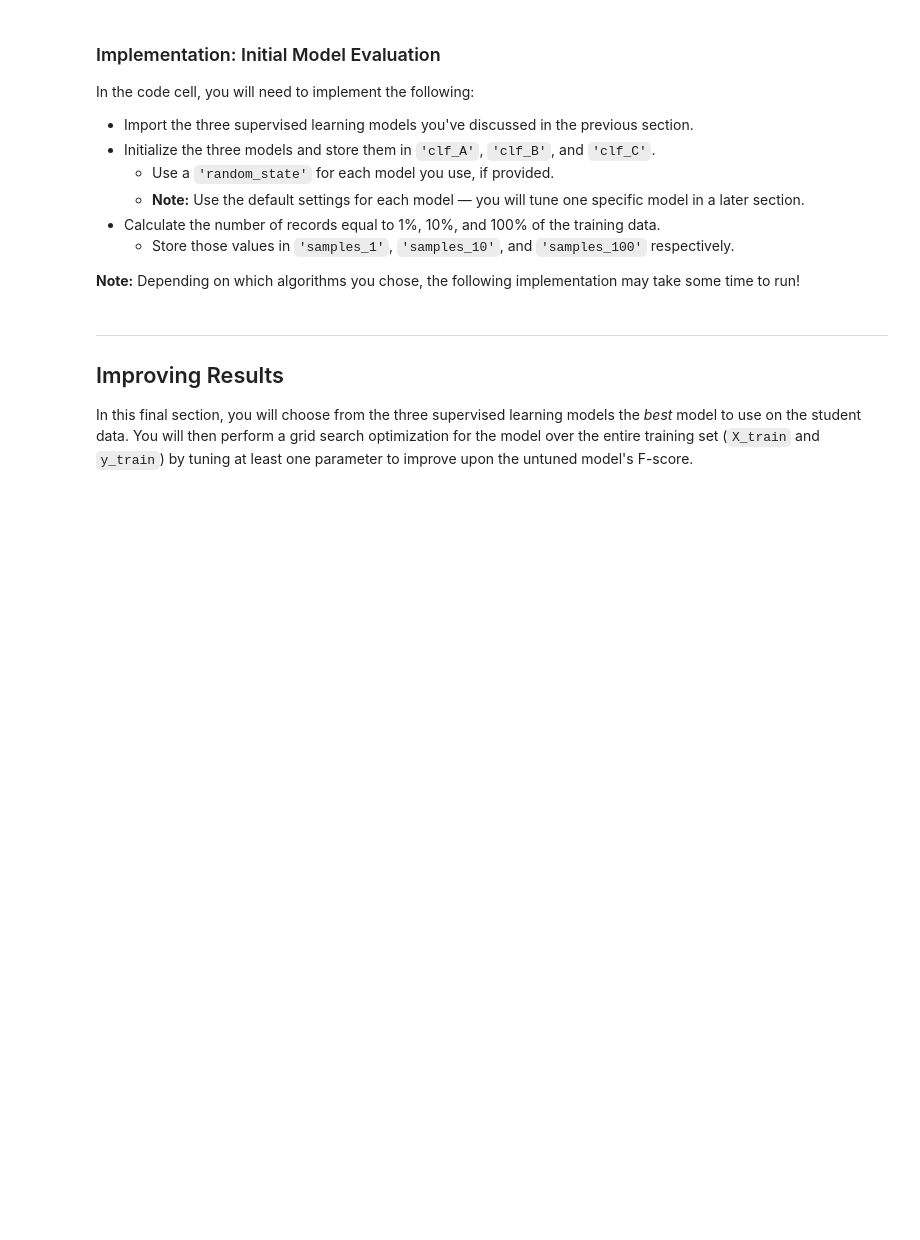
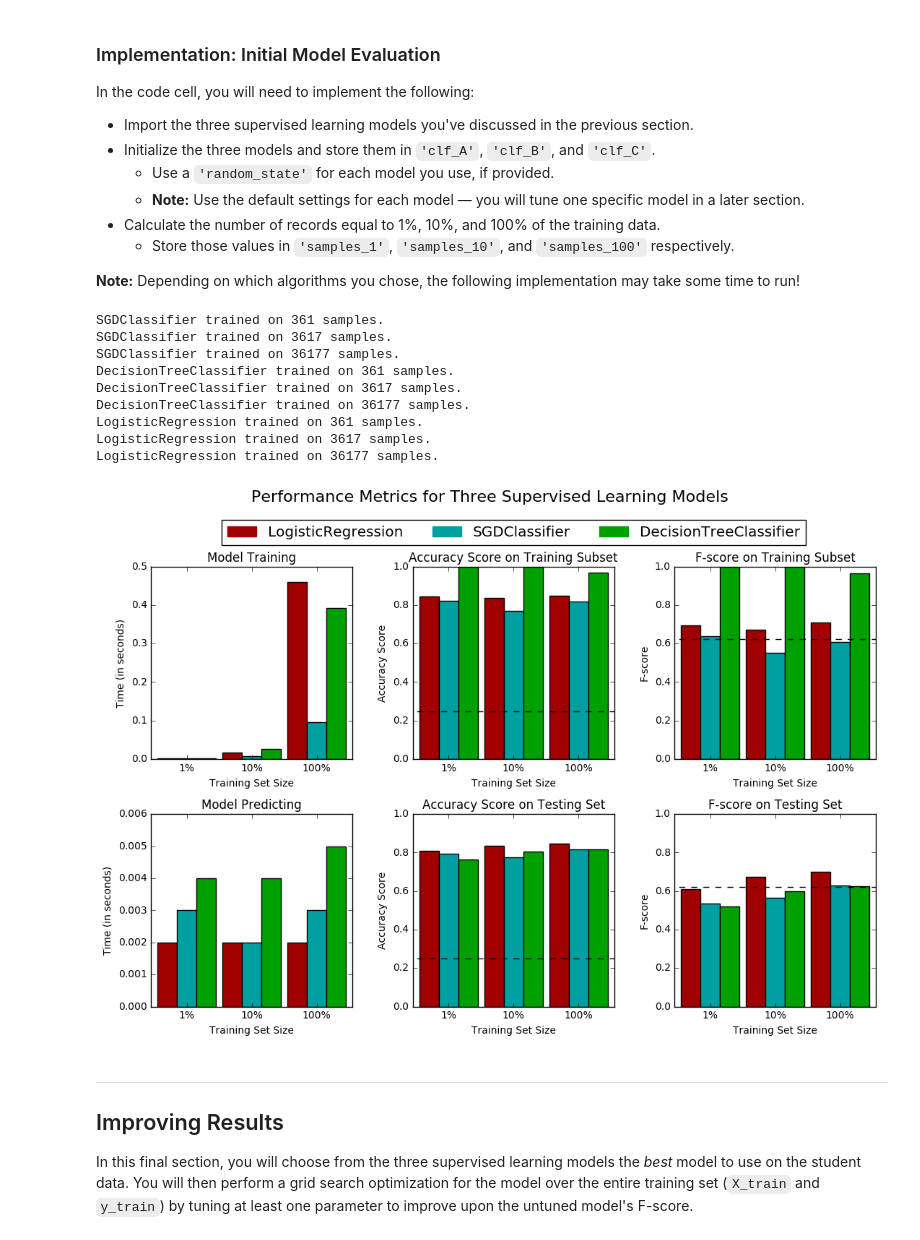
Before and after one commit to liamtmeade/machine-learning, a Jupyter notebook: projects/finding_donors/finding_donors.ipynb, the cells around one changed output. Drawn from its saved outputs; the diff is of its cells as text; code cells hidden in the pictures; blank space fills up the shorter version.

Commit message:
Added classifiers
Added classifiers to compare time and accuracy.

```diff
--- a/projects/finding_donors/finding_donors.ipynb
+++ b/projects/finding_donors/finding_donors.ipynb
@@ -296,33 +296,33 @@ def train_predict(learner, sample_size, X_train, y_train, X_test, y_test):
 
     # TODO: Fit the learner to the training data using slicing with 'sample_size'
     start = time() # Get start time
-    learner = None
+    learner.fit(X_train[:sample_size], y_train[:sample_size]) #takes first <sample_size> data points from training data
     end = time() # Get end time
 
     # TODO: Calculate the training time
-    results['train_time'] = None
+    results['train_time'] = end - start
 
     # TODO: Get the predictions on the test set,
     #       then get predictions on the first 300 training samples
     start = time() # Get start time
-    predictions_test = None
-    predictions_train = None
+    predictions_test = learner.predict(X_test)
+    predictions_train = learner.predict(X_train[:300])
     end = time() # Get end time
 
     # TODO: Calculate the total prediction time
-    results['pred_time'] = None
+    results['pred_time'] = end - start
 
     # TODO: Compute accuracy on the first 300 training samples
-    results['acc_train'] = None
+    results['acc_train'] = accuracy_score(y_train[:300], predictions_train)
 
     # TODO: Compute accuracy on test set
-    results['acc_test'] = None
+    results['acc_test'] = accuracy_score(y_test, predictions_test)
 
     # TODO: Compute F-score on the the first 300 training samples
-    results['f_train'] = None
+    results['f_train'] = fbeta_score(y_train[:300], predictions_train, beta=0.5)
 
     # TODO: Compute F-score on the test set
-    results['f_test'] = None
+    results['f_test'] = fbeta_score(y_test, predictions_test, beta=0.5)
 
     # Success
     print "{} trained on {} samples.".format(learner.__class__.__name__, sample_size)
@@ -342,28 +342,44 @@ In the code cell, you will need to implement the following:
 **Note:** Depending on which algorithms you chose, the following implementation may take some time to run!
 # %%
 # TODO: Import the three supervised learning models from sklearn
+from sklearn.naive_bayes import GaussianNB
+from sklearn import svm
+from sklearn.linear_model import LogisticRegression
+from sklearn.tree import DecisionTreeClassifier
+from sklearn.linear_model import SGDClassifier
 
 # TODO: Initialize the three models
-clf_A = None
-clf_B = None
-clf_C = None
+clf_A = SGDClassifier(random_state = 3) #GaussianNB()
+clf_B = DecisionTreeClassifier(random_state = 3)#svm.SVC(random_state = 3)
+clf_C = LogisticRegression(random_state = 3)
 
 # TODO: Calculate the number of samples for 1%, 10%, and 100% of the training data
-samples_1 = None
-samples_10 = None
-samples_100 = None
+samples_1 = X_train.shape[0]/100
+samples_10 = X_train.shape[0]/10
+samples_100 = X_train.shape[0]/1
 
 # Collect results on the learners
 results = {}
 for clf in [clf_A, clf_B, clf_C]:
     clf_name = clf.__class__.__name__
     results[clf_name] = {}
     for i, samples in enumerate([samples_1, samples_10, samples_100]):
         results[clf_name][i] = \
         train_predict(clf, samples, X_train, y_train, X_test, y_test)
 
 # Run metrics visualization for the three supervised learning models chosen
 vs.evaluate(results, accuracy, fscore)
+# %% [output]
+SGDClassifier trained on 361 samples.
+SGDClassifier trained on 3617 samples.
+SGDClassifier trained on 36177 samples.
+DecisionTreeClassifier trained on 361 samples.
+DecisionTreeClassifier trained on 3617 samples.
+DecisionTreeClassifier trained on 36177 samples.
+LogisticRegression trained on 361 samples.
+LogisticRegression trained on 3617 samples.
+LogisticRegression trained on 36177 samples.
+[figure, added]
 # %% [markdown]
 ----
 ## Improving Results
```
